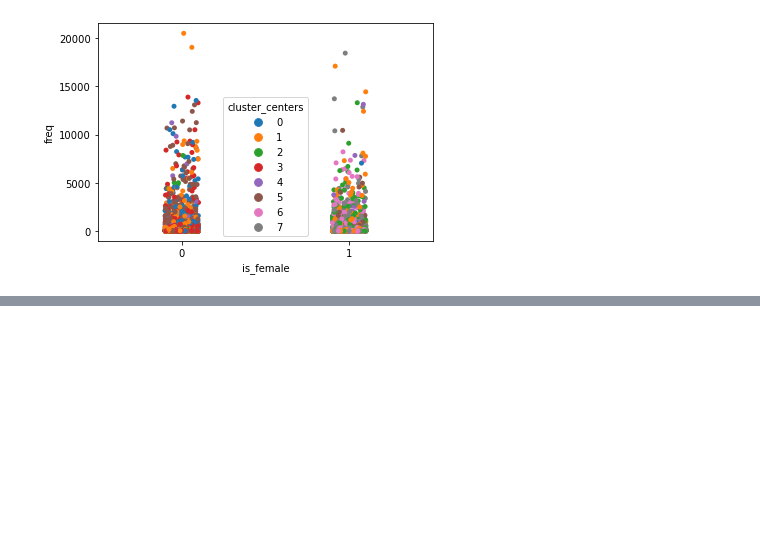
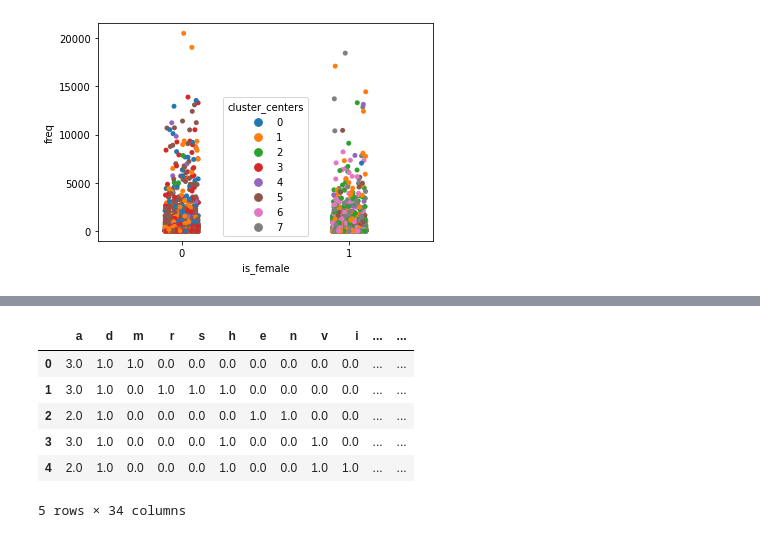
Before and after one commit to rejexx/babyNames, a Jupyter notebook: clustering_baby_names.ipynb, the cells around one changed output, grey strips where cells are left out. Saved outputs shown, nothing was run; the diff lists cells and outputs as text; code cells hidden in the pictures; blank space fills up the shorter version.

```diff
--- a/clustering_baby_names.ipynb
+++ b/clustering_baby_names.ipynb
@@ -182,0 +226,12 @@ USA_2019.sort_values(by="cluster_centers")
+# %%
+# Fill na's with 0
+USA_2019_lcount = USA_2019_lcount.fillna(0)
+USA_2019_lcount.head()
+# %% [output]
+|  | a | d | m | r | s | h | e | n | v | i | ... | ... |
+| 0 | 3.0 | 1.0 | 1.0 | 0.0 | 0.0 | 0.0 | 0.0 | 0.0 | 0.0 | 0.0 | ... | ... |
+| 1 | 3.0 | 1.0 | 0.0 | 1.0 | 1.0 | 1.0 | 0.0 | 0.0 | 0.0 | 0.0 | ... | ... |
+| 2 | 2.0 | 1.0 | 0.0 | 0.0 | 0.0 | 0.0 | 1.0 | 1.0 | 0.0 | 0.0 | ... | ... |
+| 3 | 3.0 | 1.0 | 0.0 | 0.0 | 0.0 | 1.0 | 0.0 | 0.0 | 1.0 | 0.0 | ... | ... |
+| 4 | 2.0 | 1.0 | 0.0 | 0.0 | 0.0 | 1.0 | 0.0 | 0.0 | 1.0 | 1.0 | ... | ... |
+5 rows × 34 columns
```
Also changed, not shown: parts of 13 cells of this notebook.
